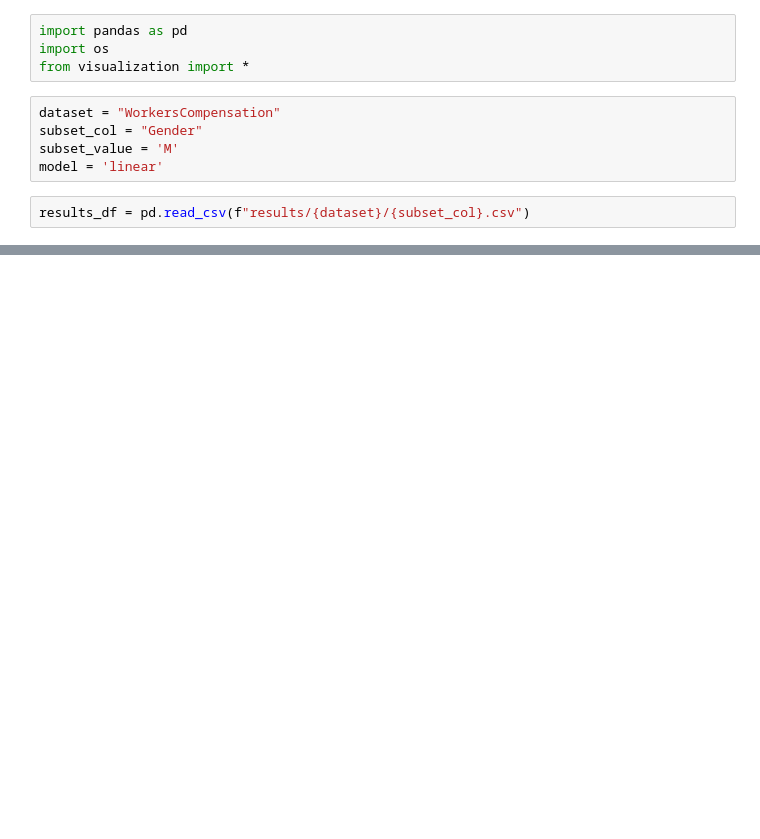
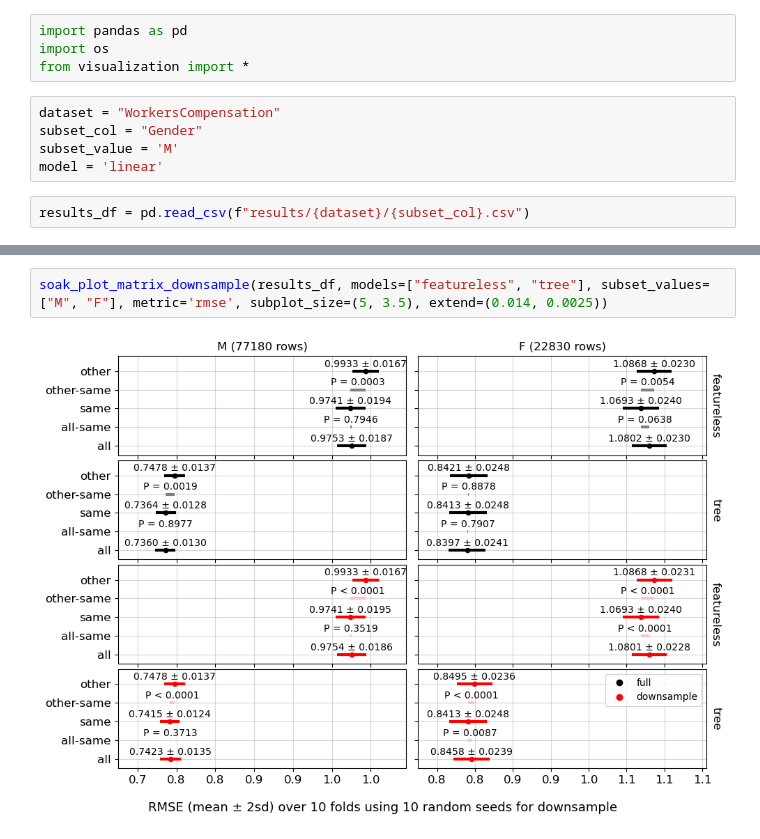
Before and after one commit to lamtung16/soak_regression, a Jupyter notebook: notebook_visualization.ipynb, the cells around one changed output, grey strips where cells are left out. Cells and saved outputs as stored; diff of their text form; blank space fills up the shorter version.

Commit message:
add downsample plot

```diff
--- a/notebook_visualization.ipynb
+++ b/notebook_visualization.ipynb
@@ -34,0 +35,4 @@ soak_plot_matrix(results_df, models=["featureless", "linear", "tree"], subset_va
+# %%
+soak_plot_matrix_downsample(results_df, models=["featureless", "tree"], subset_values=["M", "F"], metric='rmse', subplot_size=(5, 3.5), extend=(0.014, 0.0025))
+# %% [output]
+[figure, added]
```
Also changed, not shown: parts of 5 cells of this notebook.
